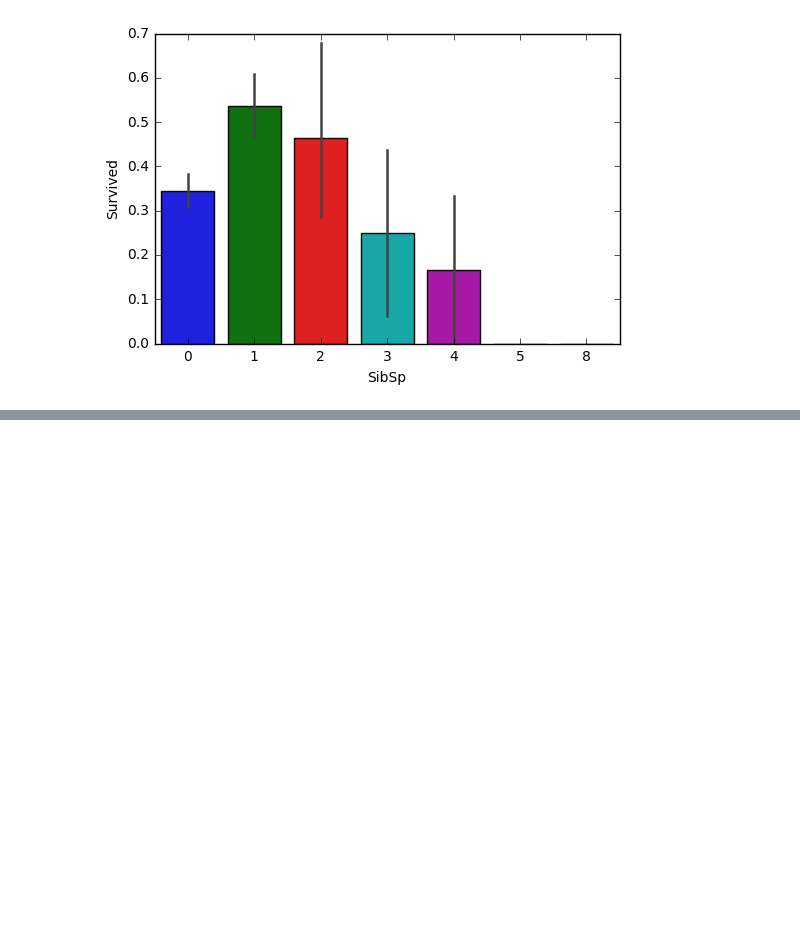
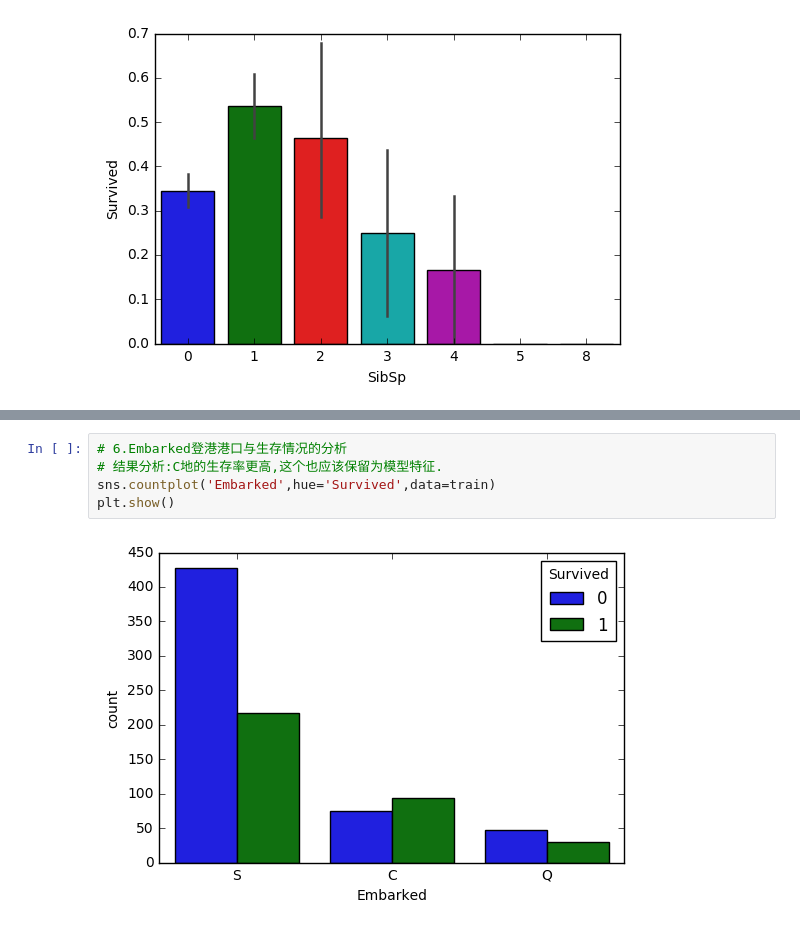
Before and after one commit to kwailao/titanic, a Jupyter notebook: cleaning/data_analysis.ipynb, the cells around one changed output, grey strips where cells are left out. Saved outputs shown, nothing was run; the diff lists cells and outputs as text; blank space fills up the shorter version.

```diff
--- a/cleaning/data_analysis.ipynb
+++ b/cleaning/data_analysis.ipynb
@@ -90,0 +82,7 @@ Name: Age, dtype: int64
+# %%
+# 6.Embarked登港港口与生存情况的分析
+# 结果分析:C地的生存率更高,这个也应该保留为模型特征.
+sns.countplot('Embarked',hue='Survived',data=train)
+plt.show()
+# %% [output]
+[figure, added]
```
Also changed, not shown: parts of 29 cells of this notebook, 1 other file.
